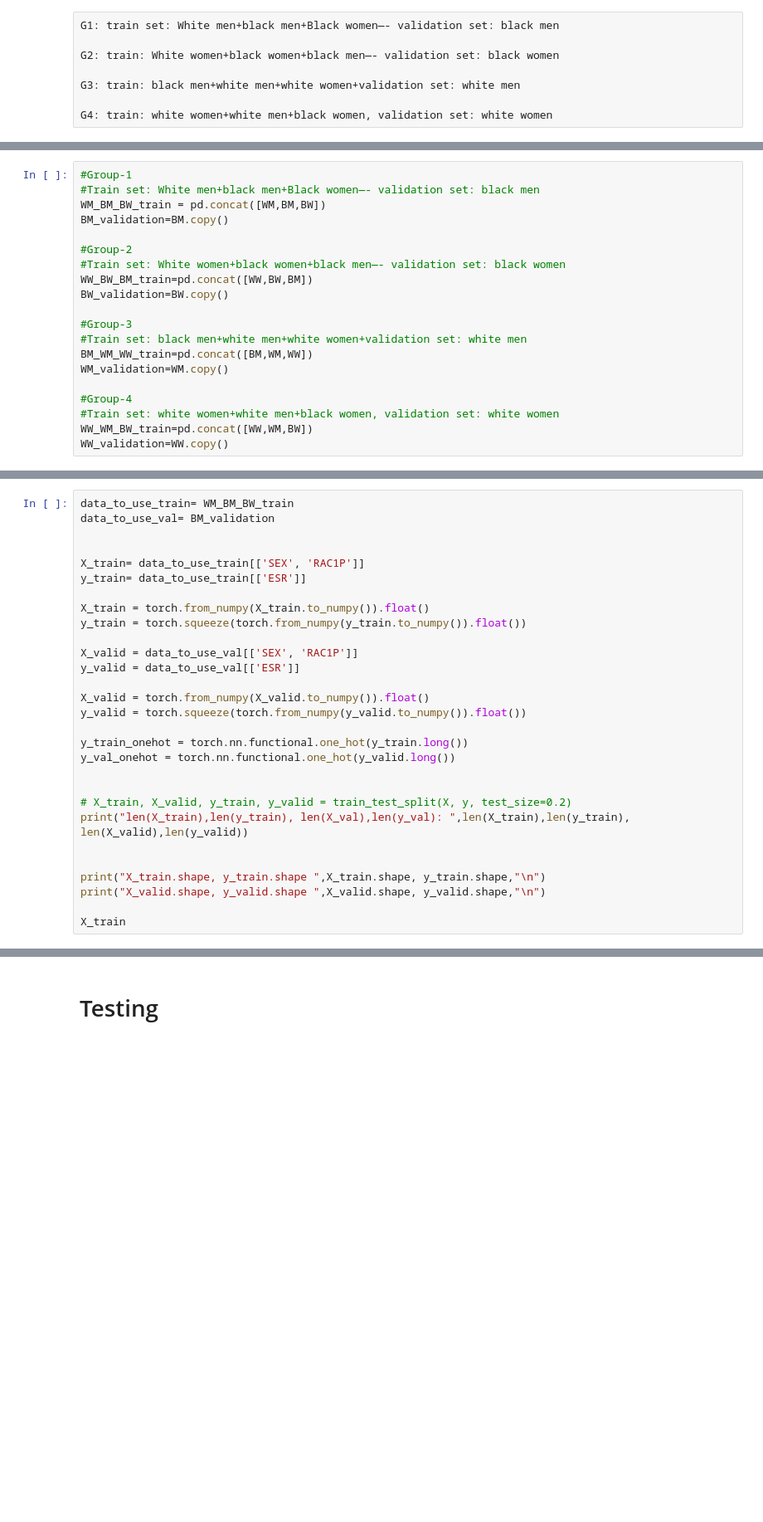
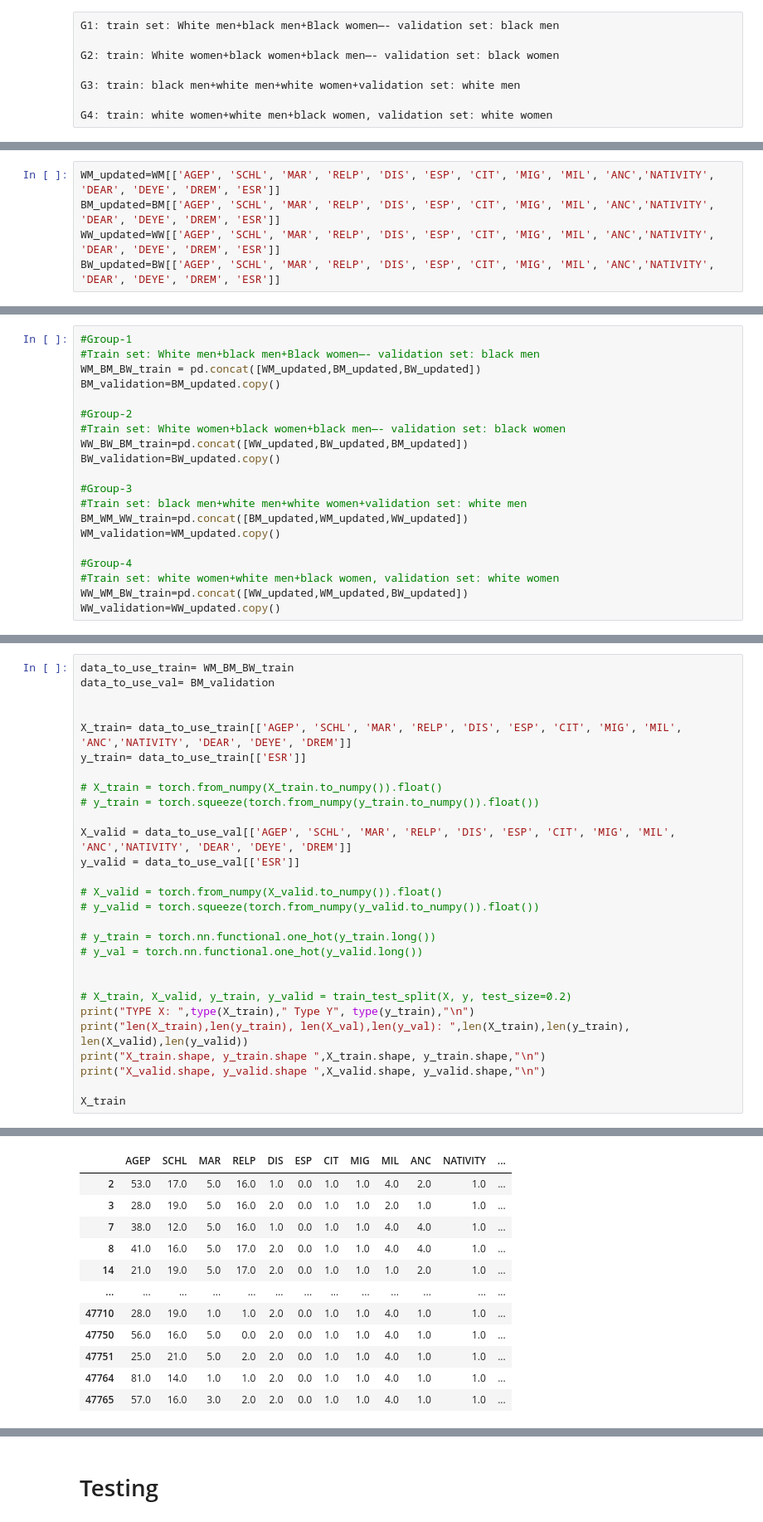
Before and after one commit to chiragpandav/FL_model-aggregation, a Jupyter notebook: folktables_analysis.ipynb, the cells around one changed output, grey strips where cells are left out. Shown at 83% size. Saved outputs shown, nothing was run; the diff lists cells and outputs as text; blank space fills up the shorter version.

```diff
--- a/folktables_analysis.ipynb
+++ b/folktables_analysis.ipynb
@@ -351,0 +374,5 @@ BW = filtered_df.loc[(filtered_df['SEX'] == 2) & (filtered_df['RAC1P'] == 2)]
+# %%
+WM_updated=WM[['AGEP', 'SCHL', 'MAR', 'RELP', 'DIS', 'ESP', 'CIT', 'MIG', 'MIL', 'ANC','NATIVITY', 'DEAR', 'DEYE', 'DREM', 'ESR']]
+BM_updated=BM[['AGEP', 'SCHL', 'MAR', 'RELP', 'DIS', 'ESP', 'CIT', 'MIG', 'MIL', 'ANC','NATIVITY', 'DEAR', 'DEYE', 'DREM', 'ESR']]
+WW_updated=WW[['AGEP', 'SCHL', 'MAR', 'RELP', 'DIS', 'ESP', 'CIT', 'MIG', 'MIL', 'ANC','NATIVITY', 'DEAR', 'DEYE', 'DREM', 'ESR']]
+BW_updated=BW[['AGEP', 'SCHL', 'MAR', 'RELP', 'DIS', 'ESP', 'CIT', 'MIG', 'MIL', 'ANC','NATIVITY', 'DEAR', 'DEYE', 'DREM', 'ESR']]
@@ -352,21 +381,21 @@ BW = filtered_df.loc[(filtered_df['SEX'] == 2) & (filtered_df['RAC1P'] == 2)]
 # %%
 #Group-1
 #Train set: White men+black men+Black women—- validation set: black men
-WM_BM_BW_train = pd.concat([WM,BM,BW])
-BM_validation=BM.copy()
+WM_BM_BW_train = pd.concat([WM_updated,BM_updated,BW_updated])
+BM_validation=BM_updated.copy()
 
 #Group-2
 #Train set: White women+black women+black men—- validation set: black women
-WW_BW_BM_train=pd.concat([WW,BW,BM])
-BW_validation=BW.copy()
+WW_BW_BM_train=pd.concat([WW_updated,BW_updated,BM_updated])
+BW_validation=BW_updated.copy()
 
 #Group-3
 #Train set: black men+white men+white women+validation set: white men
-BM_WM_WW_train=pd.concat([BM,WM,WW])
-WM_validation=WM.copy()
+BM_WM_WW_train=pd.concat([BM_updated,WM_updated,WW_updated])
+WM_validation=WM_updated.copy()
 
 #Group-4
 #Train set: white women+white men+black women, validation set: white women
-WW_WM_BW_train=pd.concat([WW,WM,BW])
-WW_validation=WW.copy()
+WW_WM_BW_train=pd.concat([WW_updated,WM_updated,BW_updated])
+WW_validation=WW_updated.copy()
 # %%
@@ -398,26 +414,25 @@ data_to_use_train= WM_BM_BW_train
 data_to_use_val= BM_validation
 
 
-X_train= data_to_use_train[['SEX', 'RAC1P']]
+X_train= data_to_use_train[['AGEP', 'SCHL', 'MAR', 'RELP', 'DIS', 'ESP', 'CIT', 'MIG', 'MIL', 'ANC','NATIVITY', 'DEAR', 'DEYE', 'DREM']]
 y_train= data_to_use_train[['ESR']]
 
-X_train = torch.from_numpy(X_train.to_numpy()).float()
-y_train = torch.squeeze(torch.from_numpy(y_train.to_numpy()).float())
+# X_train = torch.from_numpy(X_train.to_numpy()).float()
+# y_train = torch.squeeze(torch.from_numpy(y_train.to_numpy()).float())
 
-X_valid = data_to_use_val[['SEX', 'RAC1P']]
+X_valid = data_to_use_val[['AGEP', 'SCHL', 'MAR', 'RELP', 'DIS', 'ESP', 'CIT', 'MIG', 'MIL', 'ANC','NATIVITY', 'DEAR', 'DEYE', 'DREM']]
 y_valid = data_to_use_val[['ESR']]
 
-X_valid = torch.from_numpy(X_valid.to_numpy()).float()
-y_valid = torch.squeeze(torch.from_numpy(y_valid.to_numpy()).float())
+# X_valid = torch.from_numpy(X_valid.to_numpy()).float()
+# y_valid = torch.squeeze(torch.from_numpy(y_valid.to_numpy()).float())
 
-y_train_onehot = torch.nn.functional.one_hot(y_train.long())
-y_val_onehot = torch.nn.functional.one_hot(y_valid.long())
+# y_train = torch.nn.functional.one_hot(y_train.long())
+# y_val = torch.nn.functional.one_hot(y_valid.long())
 
 
 # X_train, X_valid, y_train, y_valid = train_test_split(X, y, test_size=0.2)
+print("TYPE X: ",type(X_train)," Type Y", type(y_train),"\n")
 print("len(X_train),len(y_train), len(X_val),len(y_val): ",len(X_train),len(y_train), len(X_valid),len(y_valid))
-
-
 print("X_train.shape, y_train.shape ",X_train.shape, y_train.shape,"\n")
 print("X_valid.shape, y_valid.shape ",X_valid.shape, y_valid.shape,"\n")
 
@@ -429,0 +447,12 @@ X_valid.shape, y_valid.shape  torch.Size([4620, 2]) torch.Size([4620])
+|  | AGEP | SCHL | MAR | RELP | DIS | ESP | CIT | MIG | MIL | ANC | NATIVITY | ... |
+| 2 | 53.0 | 17.0 | 5.0 | 16.0 | 1.0 | 0.0 | 1.0 | 1.0 | 4.0 | 2.0 | 1.0 | ... |
+| 3 | 28.0 | 19.0 | 5.0 | 16.0 | 2.0 | 0.0 | 1.0 | 1.0 | 2.0 | 1.0 | 1.0 | ... |
+| 7 | 38.0 | 12.0 | 5.0 | 16.0 | 1.0 | 0.0 | 1.0 | 1.0 | 4.0 | 4.0 | 1.0 | ... |
+| 8 | 41.0 | 16.0 | 5.0 | 17.0 | 2.0 | 0.0 | 1.0 | 1.0 | 4.0 | 4.0 | 1.0 | ... |
+| 14 | 21.0 | 19.0 | 5.0 | 17.0 | 2.0 | 0.0 | 1.0 | 1.0 | 1.0 | 2.0 | 1.0 | ... |
+| ... | ... | ... | ... | ... | ... | ... | ... | ... | ... | ... | ... | ... |
+| 47710 | 28.0 | 19.0 | 1.0 | 1.0 | 2.0 | 0.0 | 1.0 | 1.0 | 4.0 | 1.0 | 1.0 | ... |
+| 47750 | 56.0 | 16.0 | 5.0 | 0.0 | 2.0 | 0.0 | 1.0 | 1.0 | 4.0 | 1.0 | 1.0 | ... |
+| 47751 | 25.0 | 21.0 | 5.0 | 2.0 | 2.0 | 0.0 | 1.0 | 1.0 | 4.0 | 1.0 | 1.0 | ... |
+| 47764 | 81.0 | 14.0 | 1.0 | 1.0 | 2.0 | 0.0 | 1.0 | 1.0 | 4.0 | 1.0 | 1.0 | ... |
+| 47765 | 57.0 | 16.0 | 3.0 | 2.0 | 2.0 | 0.0 | 1.0 | 1.0 | 4.0 | 1.0 | 1.0 | ... |
```
Also changed, not shown: parts of 60 cells of this notebook.
